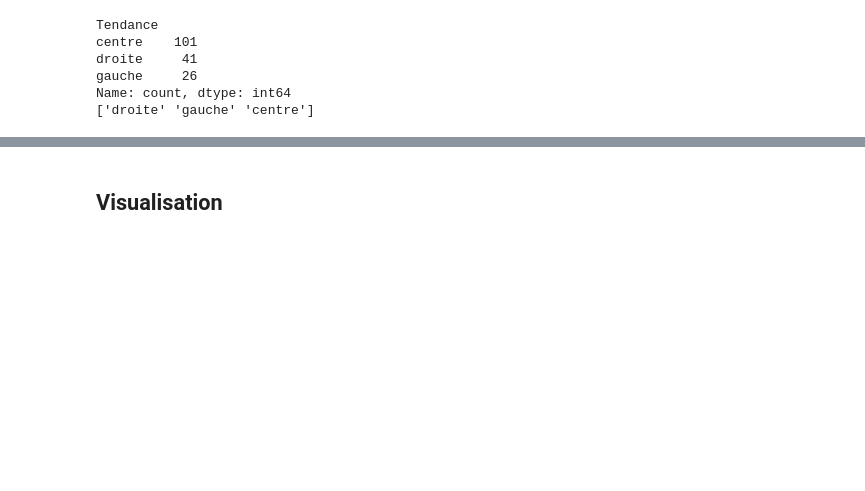
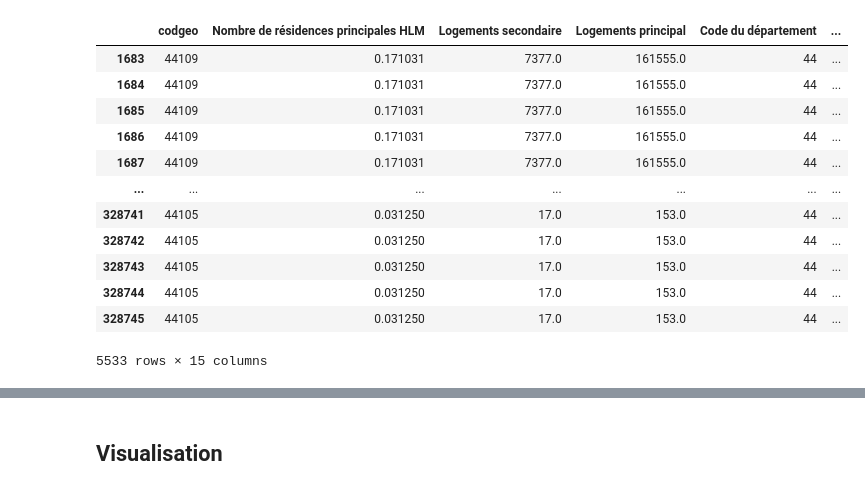
Before and after one commit to marintosti12/MSPR-Data, a Jupyter notebook: IA.ipynb, the cells around one changed output, grey strips where cells are left out. Cells and saved outputs as stored; diff of their text form; code cells hidden in the pictures; blank space fills up the shorter version.

```diff
--- a/IA.ipynb
+++ b/IA.ipynb
@@ -20,33 +19,37 @@ gauche     1476
 Name: count, dtype: int64
 # %%
 
-loire = df.loc[df['Code du département'] == '44']
+loire = df.loc[df['Code du département'] == '23']
 
 
 loire.to_csv("./CleanData/loire.csv");
 
-df = data.drop(data[data['Code du département'] == '44'].index)
+df = data.drop(data[data['Code du département'] == '23'].index)
+
+display(df[df['Code du département'] == '44'])
 
 df = df.drop([
 'codgeo',
 'Libellé de la commune',
-'Nom Gagnant',
-'Prénom Gagnant',
 'Code du département',
 'Libellé du département',
 'Code de la commune',
-'Prenom','Nom',
 'Code Tendance',
 'Parti polititque'], axis=1)
-
-print(df.Tendance.unique())
 # %% [output]
+|  | codgeo | Nombre de résidences principales HLM | Logements secondaire | Logements principal | Code du département | ... |
+| 1683 | 44109 | 0.171031 | 7377.0 | 161555.0 | 44 | ... |
+| 1684 | 44109 | 0.171031 | 7377.0 | 161555.0 | 44 | ... |
+| 1685 | 44109 | 0.171031 | 7377.0 | 161555.0 | 44 | ... |
+| 1686 | 44109 | 0.171031 | 7377.0 | 161555.0 | 44 | ... |
+| 1687 | 44109 | 0.171031 | 7377.0 | 161555.0 | 44 | ... |
+| ... | ... | ... | ... | ... | ... | ... |
+| 328741 | 44105 | 0.031250 | 17.0 | 153.0 | 44 | ... |
+| 328742 | 44105 | 0.031250 | 17.0 | 153.0 | 44 | ... |
+| 328743 | 44105 | 0.031250 | 17.0 | 153.0 | 44 | ... |
+| 328744 | 44105 | 0.031250 | 17.0 | 153.0 | 44 | ... |
+| 328745 | 44105 | 0.031250 | 17.0 | 153.0 | 44 | ... |
-Tendance
-centre    101
-droite     41
-gauche     26
-Name: count, dtype: int64
-['droite' 'gauche' 'centre']
+5533 rows × 15 columns
 # %%
 dummy = pd.get_dummies (df ['Tendance'])
 df = pd.concat( [df, dummy ], axis = 1)
```
Also changed, not shown: parts of 14 cells of this notebook, 1 other file.
